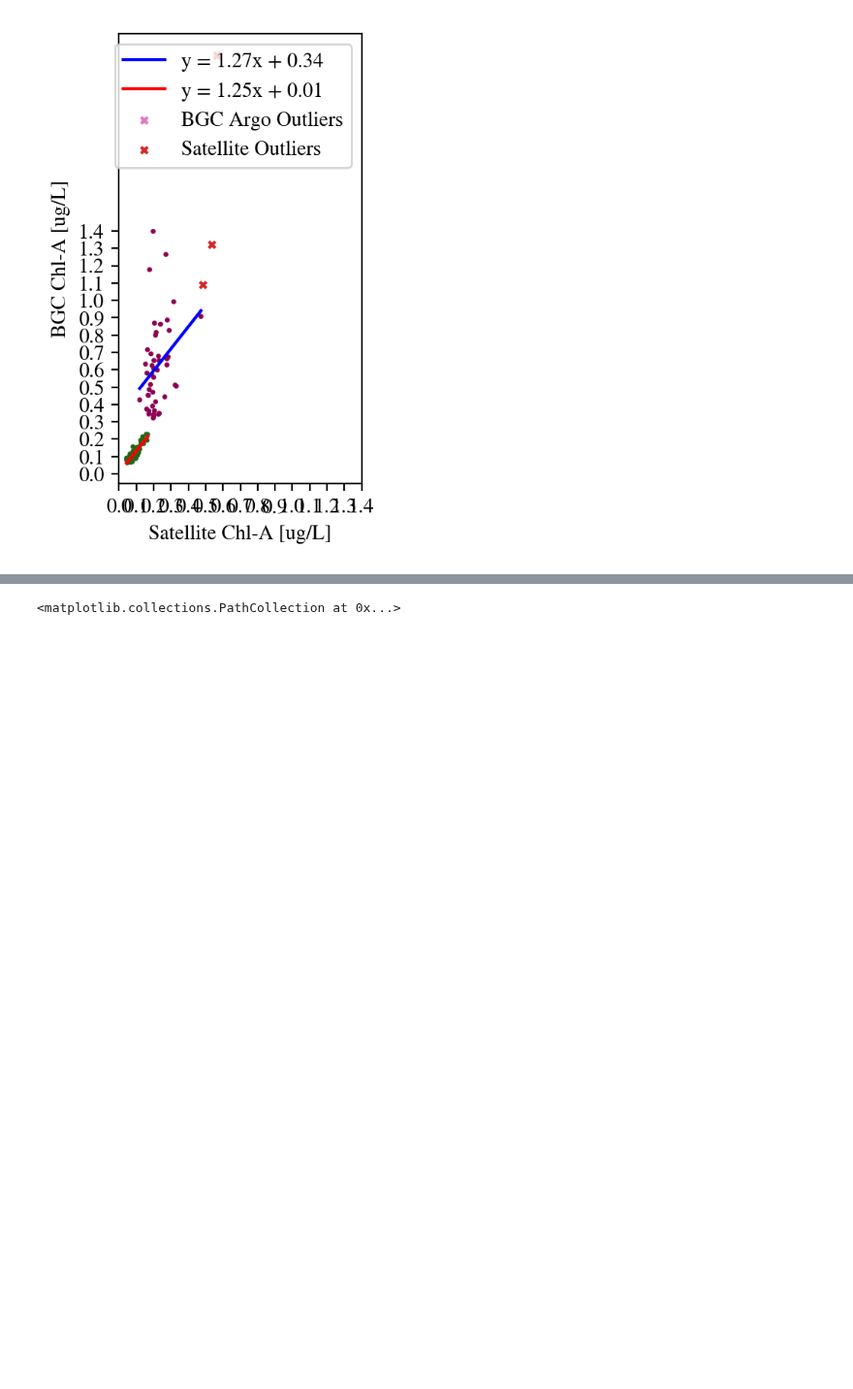
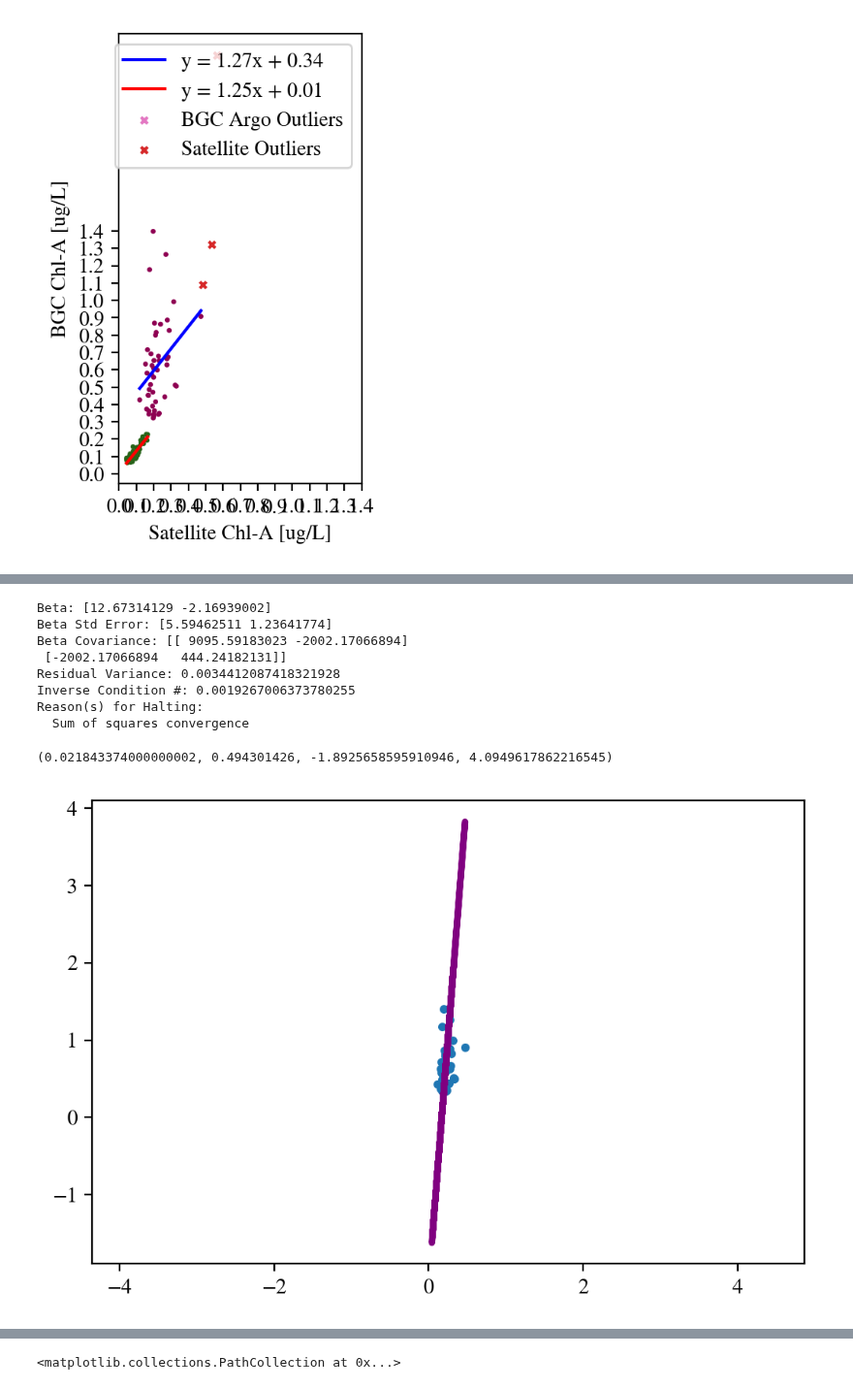
Before and after one commit to AmyPhung/chl-a-comparison, a Jupyter notebook: Revised Figures (Histograms, Satellite Comparisons).ipynb, the cells around one changed output, grey strips where cells are left out. Shown at 97% size. Cells and saved outputs as stored; diff of their text form; code cells hidden in the pictures; blank space fills up the shorter version.

```diff
--- a/Revised Figures (Histograms, Satellite Comparisons).ipynb
+++ b/Revised Figures (Histograms, Satellite Comparisons).ipynb
@@ -454 +454,32 @@ r-value 0: 0.3077810216403913
 [figure]
+# %%
+def linear_func(p, x):
+    m, c = p
+    return m*x + c
+
+def line(x, a):
+    """The line of best fit."""
+    # unpack the parameters:
+    y = a*x
+    return y
+
+linear_model = scipy.odr.Model(linear_func)
+
+data = scipy.odr.RealData(x0, y0)
+odr = scipy.odr.ODR(data, linear_model, beta0=[0., 1.])
+regression = odr.run()
+regression.pprint()
+plt.plot(x0, y0, '.')
+plt.plot(x, linear_func((regression.beta), x), label='ODR', lw=3, color='purple')
+plt.axis('equal')
+# %% [output]
+Beta: [12.67314129 -2.16939002]
+Beta Std Error: [5.59462511 1.23641774]
+Beta Covariance: [[ 9095.59183023 -2002.17066894]
+ [-2002.17066894   444.24182131]]
+Residual Variance: 0.0034412087418321928
+Inverse Condition #: 0.0019267006373780255
+Reason(s) for Halting:
+  Sum of squares convergence
+(0.021843374000000002, 0.494301426, -1.8925658595910946, 4.0949617862216545)
+[figure, added]
```
Also changed, not shown: parts of 2 cells of this notebook.
